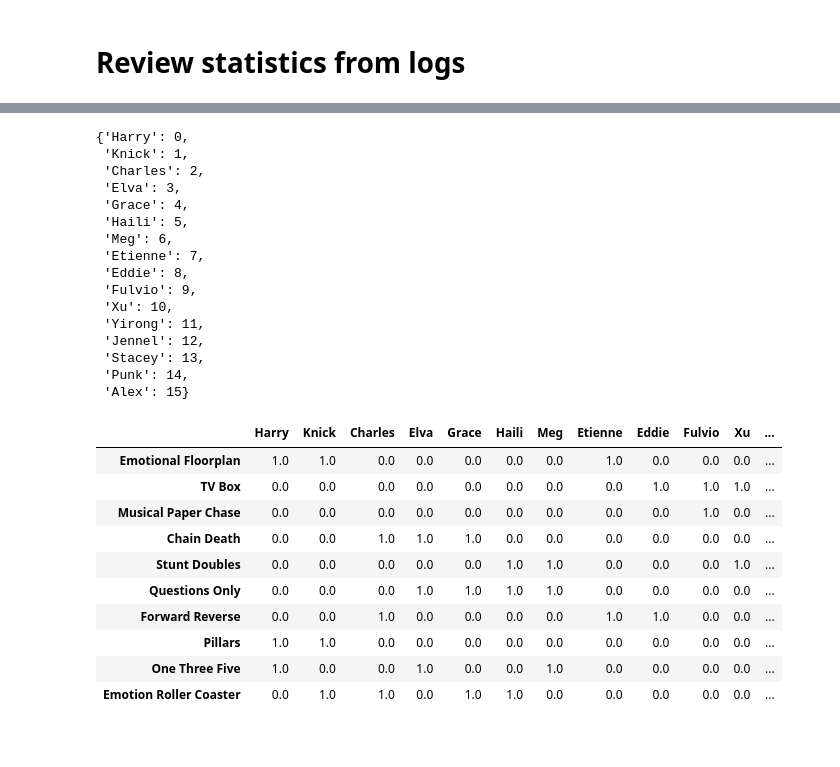
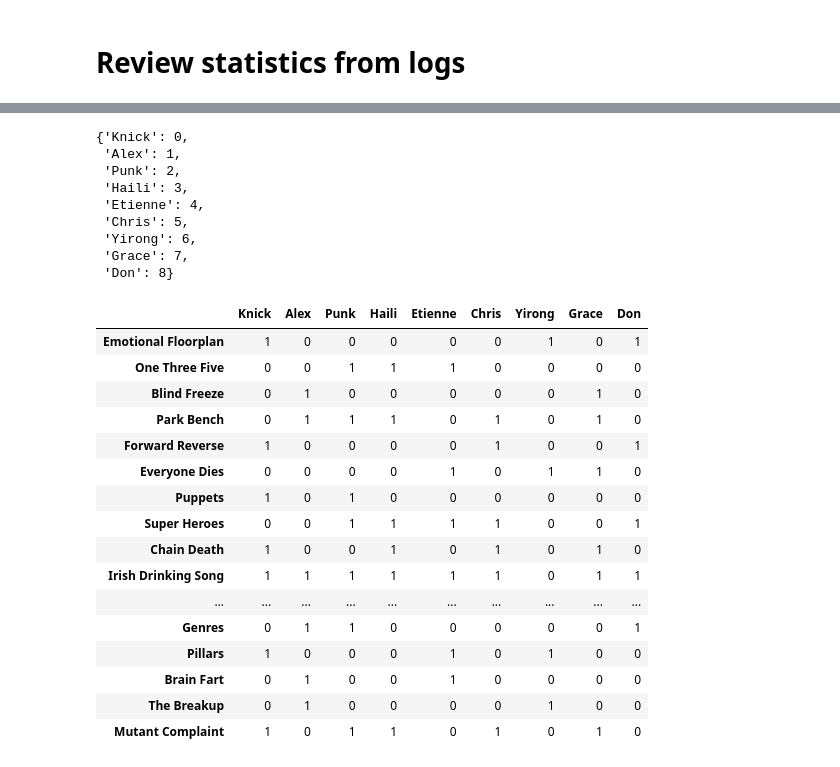
Before and after one commit to vtecftwy/improv_randomizer, a Jupyter notebook: nbs/0.03_review_logs_stats.ipynb, the cells around one changed output, grey strips where cells are left out. Cells and saved outputs as stored; diff of their text form; code cells hidden in the pictures; blank space fills up the shorter version.

```diff
--- a/nbs/0.03_review_logs_stats.ipynb
+++ b/nbs/0.03_review_logs_stats.ipynb
@@ -93,5 +93,5 @@ cleaning up too short sessions
 # %%
-session_idx = -1
+session_idx = -2
 coi = ['host', 'players']
 selected_session = df.session.unique()[session_idx]
 selected_session_df = df.loc[df.session == selected_session]
@@ -151,47 +149,46 @@ Name: count, dtype: int64
 cast2idx = {c:i for i,c in enumerate(cast_counts.index)}
 cast2idx
 # %% [output]
-{'Harry': 0,
- 'Knick': 1,
- 'Charles': 2,
- 'Elva': 3,
- 'Grace': 4,
- 'Haili': 5,
- 'Meg': 6,
- 'Etienne': 7,
- 'Eddie': 8,
- 'Fulvio': 9,
- 'Xu': 10,
- 'Yirong': 11,
- 'Jennel': 12,
- 'Stacey': 13,
- 'Punk': 14,
- 'Alex': 15}
+{'Knick': 0,
+ 'Alex': 1,
+ 'Punk': 2,
+ 'Haili': 3,
+ 'Etienne': 4,
+ 'Chris': 5,
+ 'Yirong': 6,
+ 'Grace': 7,
+ 'Don': 8}
 # %%
 import numpy as np
 
 session_cast_stats = pd.DataFrame(columns=cast2idx.keys())
 for idx, row in selected_session_df[coi].iterrows():
     players = row.players.split(',')
     row = pd.DataFrame(np.zeros((1, len(cast2idx))), columns=cast2idx.keys(), index=[idx])
     for p in players:
         row.iloc[0,cast2idx[p]] = 1
     # display(row)
     session_cast_stats = row if session_cast_stats.empty else pd.concat([session_cast_stats, row], ignore_index=False)
 
-session_cast_stats
+session_cast_stats.astype(int)
 # %% [output]
-|  | Harry | Knick | Charles | Elva | Grace | Haili | Meg | Etienne | Eddie | Fulvio | Xu | ... |
-| Emotional Floorplan | 1.0 | 1.0 | 0.0 | 0.0 | 0.0 | 0.0 | 0.0 | 1.0 | 0.0 | 0.0 | 0.0 | ... |
-| TV Box | 0.0 | 0.0 | 0.0 | 0.0 | 0.0 | 0.0 | 0.0 | 0.0 | 1.0 | 1.0 | 1.0 | ... |
-| Musical Paper Chase | 0.0 | 0.0 | 0.0 | 0.0 | 0.0 | 0.0 | 0.0 | 0.0 | 0.0 | 1.0 | 0.0 | ... |
-| Chain Death | 0.0 | 0.0 | 1.0 | 1.0 | 1.0 | 0.0 | 0.0 | 0.0 | 0.0 | 0.0 | 0.0 | ... |
-| Stunt Doubles | 0.0 | 0.0 | 0.0 | 0.0 | 0.0 | 1.0 | 1.0 | 0.0 | 0.0 | 0.0 | 1.0 | ... |
-| Questions Only | 0.0 | 0.0 | 0.0 | 1.0 | 1.0 | 1.0 | 1.0 | 0.0 | 0.0 | 0.0 | 0.0 | ... |
-| Forward Reverse | 0.0 | 0.0 | 1.0 | 0.0 | 0.0 | 0.0 | 0.0 | 1.0 | 1.0 | 0.0 | 0.0 | ... |
-| Pillars | 1.0 | 1.0 | 0.0 | 0.0 | 0.0 | 0.0 | 0.0 | 0.0 | 0.0 | 0.0 | 0.0 | ... |
-| One Three Five | 1.0 | 0.0 | 0.0 | 1.0 | 0.0 | 0.0 | 1.0 | 0.0 | 0.0 | 0.0 | 0.0 | ... |
-| Emotion Roller Coaster | 0.0 | 1.0 | 1.0 | 0.0 | 1.0 | 1.0 | 0.0 | 0.0 | 0.0 | 0.0 | 0.0 | ... |
+|  | Knick | Alex | Punk | Haili | Etienne | Chris | Yirong | Grace | Don |
+| Emotional Floorplan | 1 | 0 | 0 | 0 | 0 | 0 | 1 | 0 | 1 |
+| One Three Five | 0 | 0 | 1 | 1 | 1 | 0 | 0 | 0 | 0 |
+| Blind Freeze | 0 | 1 | 0 | 0 | 0 | 0 | 0 | 1 | 0 |
+| Park Bench | 0 | 1 | 1 | 1 | 0 | 1 | 0 | 1 | 0 |
+| Forward Reverse | 1 | 0 | 0 | 0 | 0 | 1 | 0 | 0 | 1 |
+| Everyone Dies | 0 | 0 | 0 | 0 | 1 | 0 | 1 | 1 | 0 |
+| Puppets | 1 | 0 | 1 | 0 | 0 | 0 | 0 | 0 | 0 |
+| Super Heroes | 0 | 0 | 1 | 1 | 1 | 1 | 0 | 0 | 1 |
+| Chain Death | 1 | 0 | 0 | 1 | 0 | 1 | 0 | 1 | 0 |
+| Irish Drinking Song | 1 | 1 | 1 | 1 | 1 | 1 | 0 | 1 | 1 |
+| ... | ... | ... | ... | ... | ... | ... | ... | ... | ... |
+| Genres | 0 | 1 | 1 | 0 | 0 | 0 | 0 | 0 | 1 |
+| Pillars | 1 | 0 | 0 | 0 | 1 | 0 | 1 | 0 | 0 |
+| Brain Fart | 0 | 1 | 0 | 0 | 1 | 0 | 0 | 0 | 0 |
+| The Breakup | 0 | 1 | 0 | 0 | 0 | 0 | 1 | 0 | 0 |
+| Mutant Complaint | 1 | 0 | 1 | 1 | 0 | 1 | 0 | 1 | 0 |
 # %%
 session_cast_stats.sum(axis=0)
 # %% [output]
```
Also changed, not shown: parts of 5 cells of this notebook, 4 other files.
